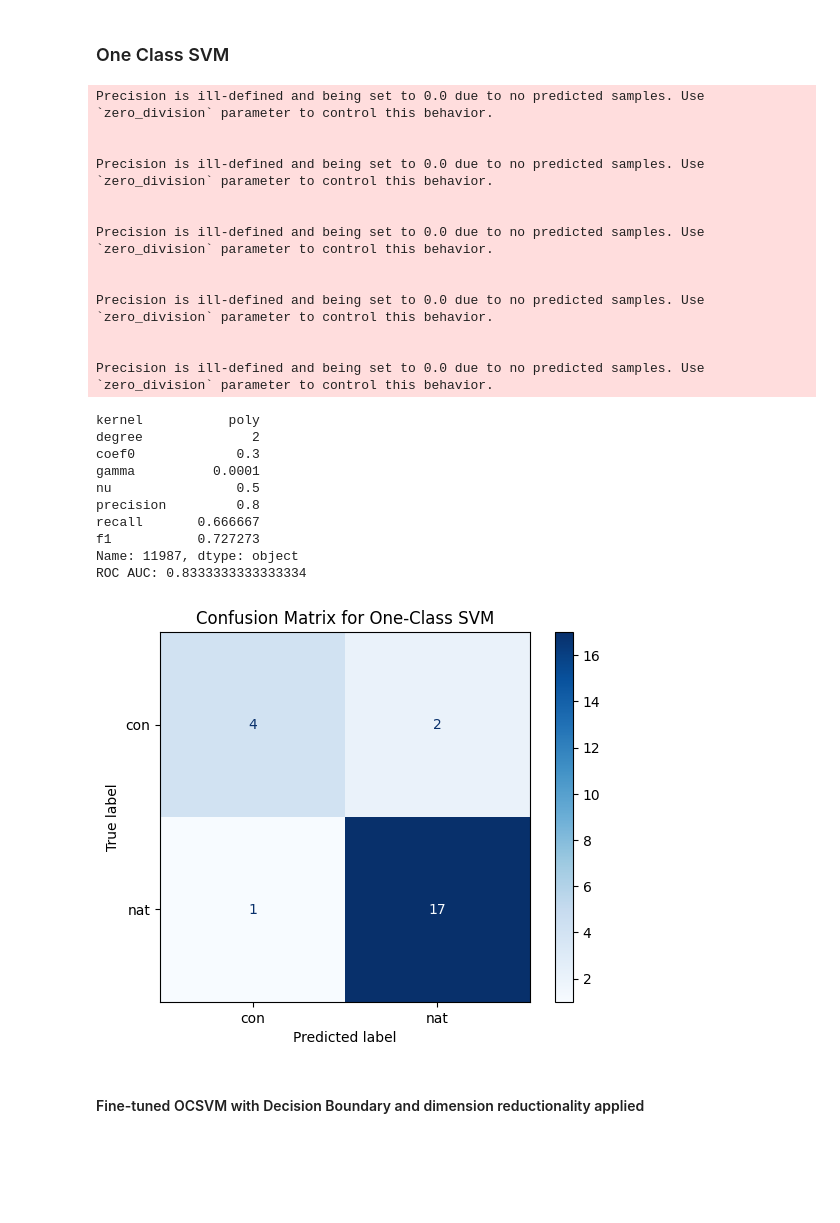
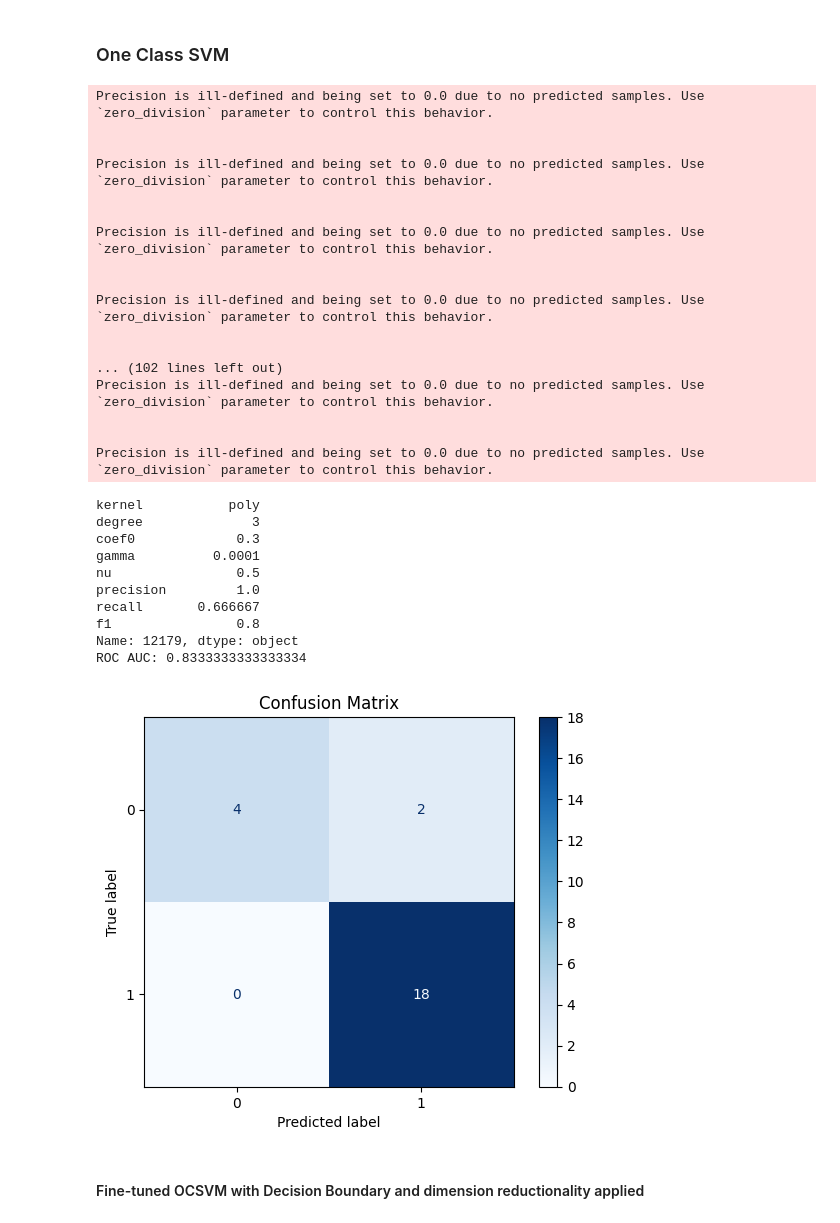
Before and after one commit to kirbergerconnor/iscl-thesis, a Jupyter notebook: anomalydetection.ipynb, the cells around one changed output. Drawn from its saved outputs; the diff is of its cells as text; code cells hidden in the pictures; blank space fills up the shorter version.

```diff
--- a/anomalydetection.ipynb
+++ b/anomalydetection.ipynb
@@ -70,6 +70,7 @@ for params in grid:
     precision = precision_score(y, y_pred, pos_label=-1)
     recall = recall_score(y, y_pred, pos_label=-1)
     f1 = f1_score(y, y_pred, pos_label=-1)
+    # ap = average_precision_score(y, y_pred, pos_label=-1)
     # roc_auc = roc_auc_score(y, ocsvm.decision_function(X_train))
 
     results.append({
@@ -81,6 +82,7 @@ for params in grid:
         'precision': precision,
         'recall': recall,
         'f1': f1,
+        # 'average_precision': ap,
         # 'roc_auc': roc_auc,
     })
 
@@ -89,55 +91,59 @@ ocsvm_finetuning_df.to_csv('./results/ocsvm_finetuning_df.csv')
 # Best parameters based on roc-auc score
 # best_params_roc = ocsvm_finetuning_df.sort_values(by='roc_auc', ascending=False).iloc[0]
 # print(best_params_roc)
-# Best parameters based on f1 score
-best_params_f1 = ocsvm_finetuning_df.sort_values(by='f1', ascending=False).iloc[0]
-print(best_params_f1)
+# Best parameters based on average precision score
+best_params = ocsvm_finetuning_df.sort_values(by='f1', ascending=False).iloc[0]
+print(best_params)
 
 # Evaluating fine-tuned model
 ocsvm = OneClassSVM(
-    kernel=best_params_f1['kernel'],
-    degree=best_params_f1['degree'],
-    coef0=best_params_f1['coef0'],
-    gamma=best_params_f1['gamma'],
-    nu=best_params_f1['nu'],
+    kernel=best_params['kernel'],
+    degree=best_params['degree'],
+    coef0=best_params['coef0'],
+    gamma=best_params['gamma'],
+    nu=best_params['nu'],
 )
 
 y_pred = ocsvm.fit_predict(X_train)
 decision_scores = ocsvm.decision_function(X_train)
 roc_auc = roc_auc_score(y, decision_scores)
 print(f"ROC AUC: {roc_auc}")
 
 cm = confusion_matrix(y, y_pred)
-disp = ConfusionMatrixDisplay(cm, display_labels=['con', 'nat'])
+disp = ConfusionMatrixDisplay(cm, display_labels=[0, 1])
 disp.plot(cmap=plt.cm.Blues)
-plt.title('Confusion Matrix for One-Class SVM')
+plt.title('Confusion Matrix')
 plt.savefig('./results/CM_ocsvm.png')
 plt.show()
 # %% [output]
 Precision is ill-defined and being set to 0.0 due to no predicted samples. Use `zero_division` parameter to control this behavior.
 
 
 Precision is ill-defined and being set to 0.0 due to no predicted samples. Use `zero_division` parameter to control this behavior.
 
 
 Precision is ill-defined and being set to 0.0 due to no predicted samples. Use `zero_division` parameter to control this behavior.
 
 
 Precision is ill-defined and being set to 0.0 due to no predicted samples. Use `zero_division` parameter to control this behavior.
 
 
+... (102 lines left out)
 Precision is ill-defined and being set to 0.0 due to no predicted samples. Use `zero_division` parameter to control this behavior.
+
+
+Precision is ill-defined and being set to 0.0 due to no predicted samples. Use `zero_division` parameter to control this behavior.
 kernel           poly
-degree              2
+degree              3
 coef0             0.3
 gamma          0.0001
 nu                0.5
-precision         0.8
+precision         1.0
 recall       0.666667
-f1           0.727273
-Name: 11987, dtype: object
+f1                0.8
+Name: 12179, dtype: object
 ROC AUC: 0.8333333333333334
-[figure, old version]
+[figure, new version]
 # %% [markdown]
 #### Fine-tuned OCSVM with Decision Boundary and dimension reductionality applied
 # %%
```
Also changed, not shown: parts of 5 cells of this notebook, 26 other files.
